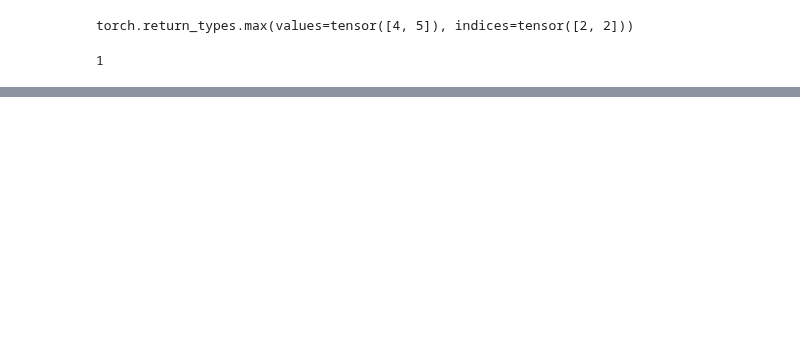
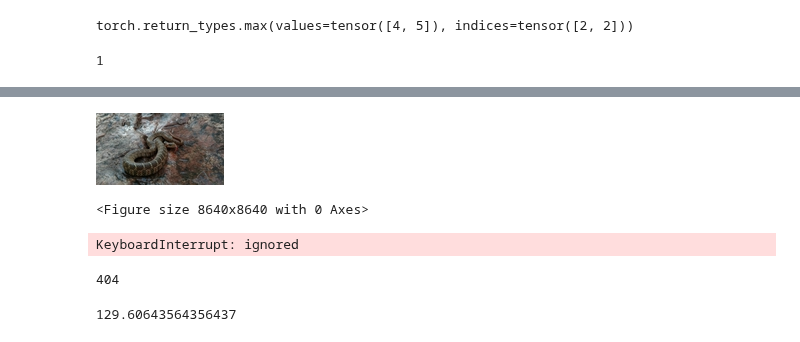
Before and after one commit to harshraj22/DeepLearning, a Jupyter notebook: submissions/HackerEarth: [Snake In The Hood]/hackerearths_snakes_in_the_hood.ipynb, the cells around one changed output, grey strips where cells are left out. Cells and saved outputs as stored; diff of their text form; code cells hidden in the pictures; blank space fills up the shorter version.

```diff
--- a/submissions/HackerEarth: [Snake In The Hood]/hackerearths_snakes_in_the_hood.ipynb
+++ b/submissions/HackerEarth: [Snake In The Hood]/hackerearths_snakes_in_the_hood.ipynb
@@ -472,0 +486,4 @@ torch.sum(labels == preds).item()
+# %%
+display(Image('/content/drive/My Drive/Hackerearth/dataset/train/' + 'a8b3ad1dde.jpg'))
+# %% [output]
+[figure, added]
@@ -472,0 +492,10 @@ torch.sum(labels == preds).item()
+# %%
+import matplotlib.pyplot as plt
+import matplotlib.image as mpimg
+%matplotlib inline
+
+plt.figure(figsize=(120,120))
+columns = 3
+images = []
+# %% [output]
+<Figure size 8640x8640 with 0 Axes>
@@ -472,0 +511,24 @@ torch.sum(labels == preds).item()
+# %%
+from PIL import Image
+
+widths, heights = [], []
+from tqdm import tqdm
+
+for f in tqdm(df['image_id']):
+  im = Image.open('/content/drive/My Drive/Hackerearth/dataset/train/' + f + '.jpg')
+  width, height = im.size
+  heights.append(height)
+  widths.append(width)
+
+print(im.size)
+# %% [output]
+KeyboardInterrupt: ignored
+# %%
+len(widths)
+# %% [output]
+404
+# %%
+import numpy as np
+np.mean(heights)
+# %% [output]
+129.60643564356437
```
Also changed, not shown: parts of 13 cells of this notebook.
